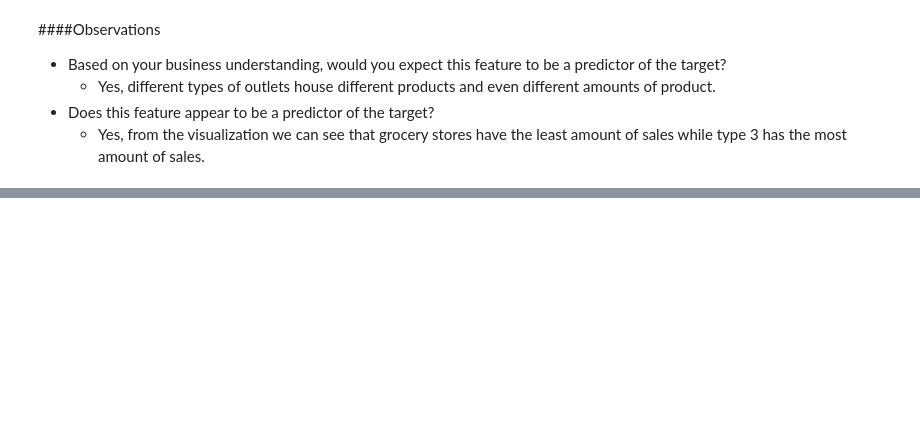
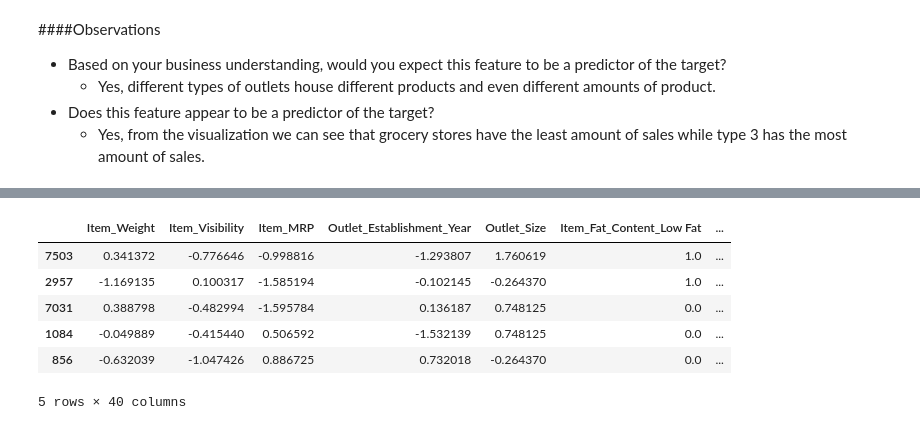
Before and after one commit to SpreeC/Prediction-of-Product-Sales, a Jupyter notebook: Prediction_of_Product_Sales.ipynb, the cells around one changed output, grey strips where cells are left out. Cells and saved outputs as stored; diff of their text form; code cells hidden in the pictures; blank space fills up the shorter version.

```diff
--- a/Prediction_of_Product_Sales.ipynb
+++ b/Prediction_of_Product_Sales.ipynb
@@ -975,0 +1296,10 @@ plot_categorical_vs_target(df, 'Outlet_Type');
+# %%
+X_test_processed.head()
+# %% [output]
+|  | Item_Weight | Item_Visibility | Item_MRP | Outlet_Establishment_Year | Outlet_Size | Item_Fat_Content_Low Fat | ... |
+| 7503 | 0.341372 | -0.776646 | -0.998816 | -1.293807 | 1.760619 | 1.0 | ... |
+| 2957 | -1.169135 | 0.100317 | -1.585194 | -0.102145 | -0.264370 | 1.0 | ... |
+| 7031 | 0.388798 | -0.482994 | -1.595784 | 0.136187 | 0.748125 | 0.0 | ... |
+| 1084 | -0.049889 | -0.415440 | 0.506592 | -1.532139 | 0.748125 | 0.0 | ... |
+| 856 | -0.632039 | -1.047426 | 0.886725 | 0.732018 | -0.264370 | 0.0 | ... |
+5 rows × 40 columns
```
Also changed, not shown: parts of 49 cells of this notebook.
